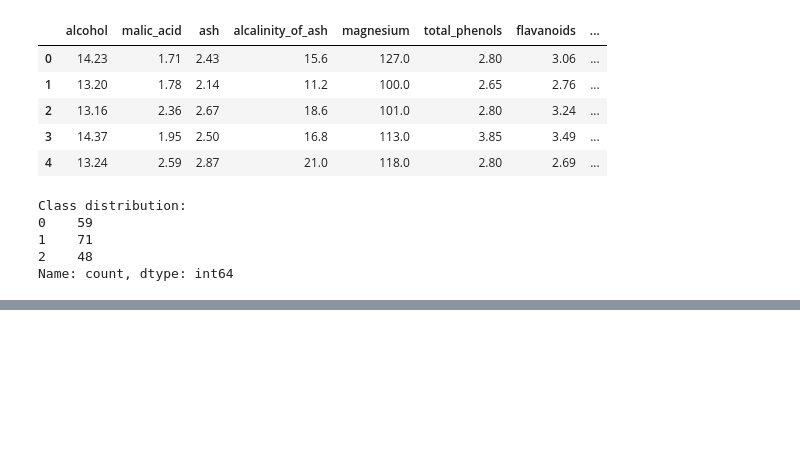
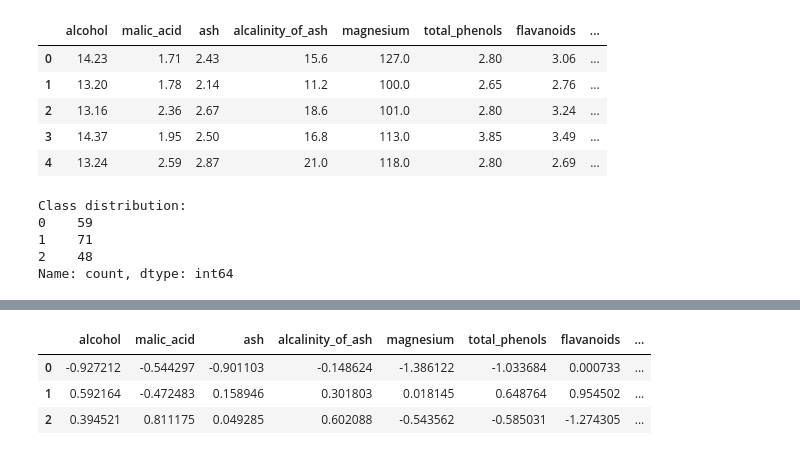
Before and after one commit to smore38997/MSCS_634_Lab_3, a Jupyter notebook: MSCS_634_Lab_3.ipynb, the cells around one changed output, grey strips where cells are left out. Saved outputs shown, nothing was run; the diff lists cells and outputs as text; code cells hidden in the pictures; blank space fills up the shorter version.

```diff
--- a/MSCS_634_Lab_3.ipynb
+++ b/MSCS_634_Lab_3.ipynb
@@ -62,0 +137,86 @@ print(X.isnull().sum().sum())
+# %%
+#STEP 3
+
+
+def kmedoids_pam(X, n_clusters=3, max_iter=100, random_state=42):
+    """Simple PAM-style K-Medoids implementation using Euclidean distance."""
+    rng = np.random.default_rng(random_state)
+    n_samples = X.shape[0]
+
+    # Initial medoids are distinct observations
+    medoids = rng.choice(n_samples, size=n_clusters, replace=False)
+
+    # Full pairwise distance matrix
+    diff = X[:, None, :] - X[None, :, :]
+    distances = np.sqrt(np.sum(diff ** 2, axis=2))
+
+    def assign(medoids):
+        d = distances[:, medoids]
+        labels = np.argmin(d, axis=1)
+        cost = np.sum(np.min(d, axis=1))
+        return labels, cost
+
+    labels, current_cost = assign(medoids)
+
+    for _ in range(max_iter):
+        improved = False
+
+        # Try swapping each medoid with each non-medoid
+        for medoid_position in range(n_clusters):
+            non_medoids = [i for i in range(n_samples) if i not in medoids]
+
+            best_swap = None
+            best_cost = current_cost
+
+            for candidate in non_medoids:
+                trial_medoids = medoids.copy()
+                trial_medoids[medoid_position] = candidate
+
+                _, trial_cost = assign(trial_medoids)
+
+                if trial_cost < best_cost - 1e-10:
+                    best_cost = trial_cost
+                    best_swap = candidate
+
+            if best_swap is not None:
+                medoids[medoid_position] = best_swap
+                current_cost = best_cost
+                labels, _ = assign(medoids)
+                improved = True
+
+        if not improved:
+            break
+
+    labels, current_cost = assign(medoids)
+    return medoids, labels, current_cost
+
+
+# Run K-Medoids
+medoid_indices, kmedoids_labels, kmedoids_cost = kmedoids_pam(
+    X_scaled,
+    n_clusters=3,
+    max_iter=100,
+    random_state=RANDOM_STATE
+)
+
+kmedoids_silhouette = silhouette_score(X_scaled, kmedoids_labels)
+kmedoids_ari = adjusted_rand_score(y, kmedoids_labels)
+
+print("K-Medoids Results")
+print("------------------")
+print(f"Silhouette Score: {kmedoids_silhouette:.4f}")
+print(f"Adjusted Rand Index (ARI): {kmedoids_ari:.4f}")
+print(f"Total clustering cost: {kmedoids_cost:.4f}")
+
+print("\nCluster sizes:")
+print(pd.Series(kmedoids_labels).value_counts().sort_index())
+
+print("\nMedoid observation indices:")
+print(medoid_indices)
+
+print("\nMedoid feature values (standardized):")
+display(pd.DataFrame(
+    X_scaled[medoid_indices],
+    columns=wine.feature_names
+))
+# %% [output]
@@ -62,0 +239,4 @@ print(X.isnull().sum().sum())
+|  | alcohol | malic_acid | ash | alcalinity_of_ash | magnesium | total_phenols | flavanoids | ... |
+| 0 | -0.927212 | -0.544297 | -0.901103 | -0.148624 | -1.386122 | -1.033684 | 0.000733 | ... |
+| 1 | 0.592164 | -0.472483 | 0.158946 | 0.301803 | 0.018145 | 0.648764 | 0.954502 | ... |
+| 2 | 0.394521 | 0.811175 | 0.049285 | 0.602088 | -0.543562 | -0.585031 | -1.274305 | ... |
```
Also changed, not shown: parts of 4 cells of this notebook.
